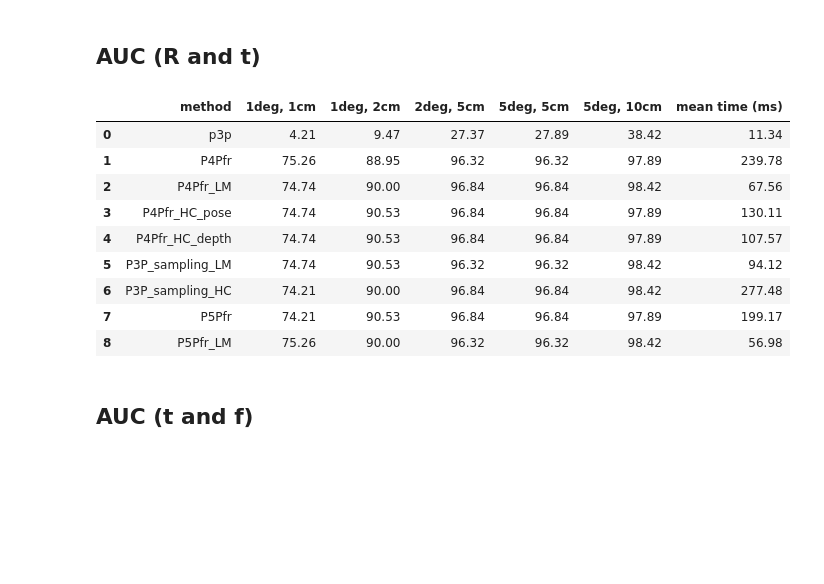
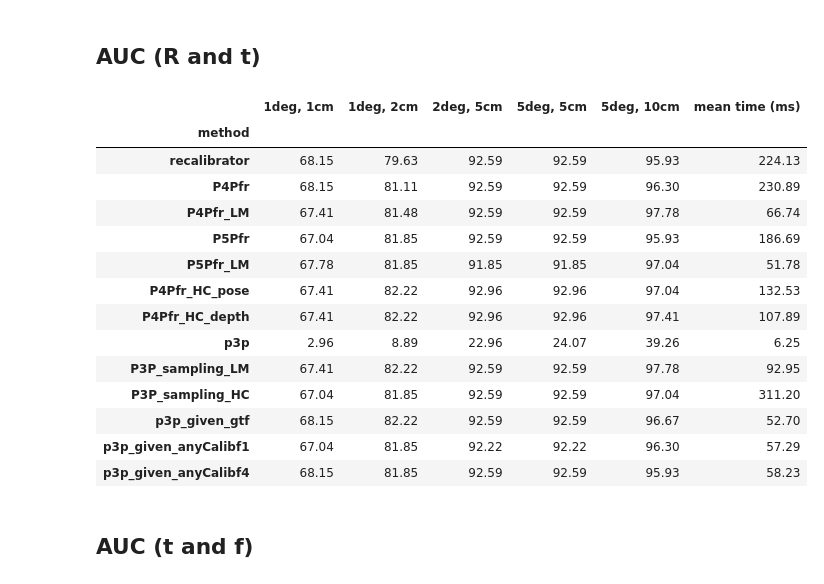
Before and after one commit to XinnnyueZhang/PoseLib, a Jupyter notebook: fisheye_experiments/visulaizeRANSACErrorsAll.ipynb, the cells around one changed output. Drawn from its saved outputs; the diff is of its cells as text; code cells hidden in the pictures; blank space fills up the shorter version.

```diff
--- a/fisheye_experiments/visulaizeRANSACErrorsAll.ipynb
+++ b/fisheye_experiments/visulaizeRANSACErrorsAll.ipynb
@@ -79,10 +79,14 @@ def getAUC(errors, R_idx, t_idx, R_thrs, t_thrs):
 # %% [markdown]
 # Dataset statistics
 # %%
-scene_list = ["festia_out_corridor", "sportunifront", "parakennus_out", "main_campus", "Kitchen_In"]
-#, "meetingroom", "night_out", "outcorridor", "parakennus", "upstairs"
+scene_list = ["festia_out_corridor", "sportunifront", "parakennus_out", "main_campus",
+    "Kitchen_In", "meetingroom", "night_out", "outcorridor", "parakennus"]
+    # , "upstairs"
+
 # larger sequence 0, 1, 3, 9
 scene = scene_list[2]
 gt_dirs = Path("/home2/xi5511zh/Xinyue/Datasets/Fisheye_FIORD")
 # method_names = ['p3p', 'P4Pfr_LM', 'P4Pfr_HC_pose', 'P4Pfr_HC_depth', 'P3P_sampling_LM', 'P3P_sampling_HC']
-method_names = ['p3p', 'P4Pfr', 'P4Pfr_LM', 'P4Pfr_HC_pose', 'P4Pfr_HC_depth', 'P3P_sampling_LM', 'P3P_sampling_HC', 'P5Pfr', 'P5Pfr_LM']
+# method_names = ['p3p', 'P4Pfr', 'P4Pfr_LM', 'P4Pfr_HC_pose', 'P4Pfr_HC_depth', 'P3P_sampling_LM', 'P3P_sampling_HC', 'p3p_givenf', 'P5Pfr', 'P5Pfr_LM']
+method_names = ['recalibrator', 'P4Pfr', 'P4Pfr_LM', 'P5Pfr', 'P5Pfr_LM', 'P4Pfr_HC_pose', 'P4Pfr_HC_depth',
+    'p3p', 'P3P_sampling_LM', 'P3P_sampling_HC', 'p3p_given_gtf', 'p3p_given_anyCalibf1', 'p3p_given_anyCalibf4']
@@ -120,7 +99,7 @@ map_prefix = "covisible30"
 results_all = {}
 results_overall = []
 for scene in scene_list:
-    results_dir = gt_dirs / scene / f"processed_{map_prefix}/hloc/RANSACresults_{map_prefix}.pkl"
+    results_dir = gt_dirs / scene / f"processed_{map_prefix}/hloc/RANSACresults_{threshold}.pkl"
     with open(results_dir, 'rb') as f:
         errors = pickle.load(f)
     results = collectErrors(errors, method_names)
@@ -160,30 +179,50 @@ display(df_mean.style.format('{:.4f}'))
 # %% [markdown]
 ## AUC (R and t)
+# %%
+# Define a function to apply the styling
+def highlight_best2(s):
+    """Highlights the best value in a Series."""
+    # For 'mean time (ms)', the min value is best
+    if s.name == 'mean time (ms)':
+        is_best = s == s.min()
+    # For all other (AUC) columns, the max value is best
+    else:
+        is_best = s == s.max()
+    return ['font-weight: bold' if v else '' for v in is_best]
 # %%
 R_thr = [1, 1, 2, 5, 5]
 t_thr = [1, 2, 5, 5, 10]
 f_thr = [1, 2, 5, 10, 50]
 
 AUC = []
 for m_idx in range(len(method_names)):
     auc_ = getAUC(results_overall, m_idx*6, m_idx*6+1, R_thr, t_thr)
-    AUC.append({'method': method_names[m_idx], f"{R_thr[0]}deg, {t_thr[0]}cm": f"{auc_[0]*100:.2f}",
-        f"{R_thr[1]}deg, {t_thr[1]}cm": f"{auc_[1]*100:.2f}", f"{R_thr[2]}deg, {t_thr[2]}cm": f"{auc_[2]*100:.2f}",
-        f"{R_thr[3]}deg, {t_thr[3]}cm": f"{auc_[3]*100:.2f}", f"{R_thr[4]}deg, {t_thr[4]}cm": f"{auc_[4]*100:.2f}",
-        "mean time (ms)": f"{np.mean(results_overall, axis=0)[m_idx*6+3]:.2f}"})
+    AUC.append({'method': method_names[m_idx],
+                f"{R_thr[0]}deg, {t_thr[0]}cm": auc_[0]*100,
+                f"{R_thr[1]}deg, {t_thr[1]}cm": auc_[1]*100,
+                f"{R_thr[2]}deg, {t_thr[2]}cm": auc_[2]*100,
+                f"{R_thr[3]}deg, {t_thr[3]}cm": auc_[3]*100,
+                f"{R_thr[4]}deg, {t_thr[4]}cm": auc_[4]*100,
+                "mean time (ms)": np.mean(results_overall, axis=0)[m_idx*6+3]})
 AUC = pd.DataFrame(AUC)
-display(AUC)
+AUC = AUC.set_index('method')
+display(AUC.style.apply(highlight_best2).format('{:.2f}'))
 # %% [output]
-|  | method | 1deg, 1cm | 1deg, 2cm | 2deg, 5cm | 5deg, 5cm | 5deg, 10cm | mean time (ms) |
-| 0 | p3p | 4.21 | 9.47 | 27.37 | 27.89 | 38.42 | 11.34 |
-| 1 | P4Pfr | 75.26 | 88.95 | 96.32 | 96.32 | 97.89 | 239.78 |
-| 2 | P4Pfr_LM | 74.74 | 90.00 | 96.84 | 96.84 | 98.42 | 67.56 |
-| 3 | P4Pfr_HC_pose | 74.74 | 90.53 | 96.84 | 96.84 | 97.89 | 130.11 |
-| 4 | P4Pfr_HC_depth | 74.74 | 90.53 | 96.84 | 96.84 | 97.89 | 107.57 |
-| 5 | P3P_sampling_LM | 74.74 | 90.53 | 96.32 | 96.32 | 98.42 | 94.12 |
-| 6 | P3P_sampling_HC | 74.21 | 90.00 | 96.84 | 96.84 | 98.42 | 277.48 |
-| 7 | P5Pfr | 74.21 | 90.53 | 96.84 | 96.84 | 97.89 | 199.17 |
-| 8 | P5Pfr_LM | 75.26 | 90.00 | 96.32 | 96.32 | 98.42 | 56.98 |
+|  | 1deg, 1cm | 1deg, 2cm | 2deg, 5cm | 5deg, 5cm | 5deg, 10cm | mean time (ms) |
+| method |  |  |  |  |  |  |
+| recalibrator | 68.15 | 79.63 | 92.59 | 92.59 | 95.93 | 224.13 |
+| P4Pfr | 68.15 | 81.11 | 92.59 | 92.59 | 96.30 | 230.89 |
+| P4Pfr_LM | 67.41 | 81.48 | 92.59 | 92.59 | 97.78 | 66.74 |
+| P5Pfr | 67.04 | 81.85 | 92.59 | 92.59 | 95.93 | 186.69 |
+| P5Pfr_LM | 67.78 | 81.85 | 91.85 | 91.85 | 97.04 | 51.78 |
+| P4Pfr_HC_pose | 67.41 | 82.22 | 92.96 | 92.96 | 97.04 | 132.53 |
+| P4Pfr_HC_depth | 67.41 | 82.22 | 92.96 | 92.96 | 97.41 | 107.89 |
+| p3p | 2.96 | 8.89 | 22.96 | 24.07 | 39.26 | 6.25 |
+| P3P_sampling_LM | 67.41 | 82.22 | 92.59 | 92.59 | 97.78 | 92.95 |
+| P3P_sampling_HC | 67.04 | 81.85 | 92.59 | 92.59 | 97.04 | 311.20 |
+| p3p_given_gtf | 68.15 | 82.22 | 92.59 | 92.59 | 96.67 | 52.70 |
+| p3p_given_anyCalibf1 | 67.04 | 81.85 | 92.22 | 92.22 | 96.30 | 57.29 |
+| p3p_given_anyCalibf4 | 68.15 | 81.85 | 92.59 | 92.59 | 95.93 | 58.23 |
 # %% [markdown]
 ## AUC (t and f)
 # %%
```
Also changed, not shown: parts of 17 cells of this notebook, 6 other files.
